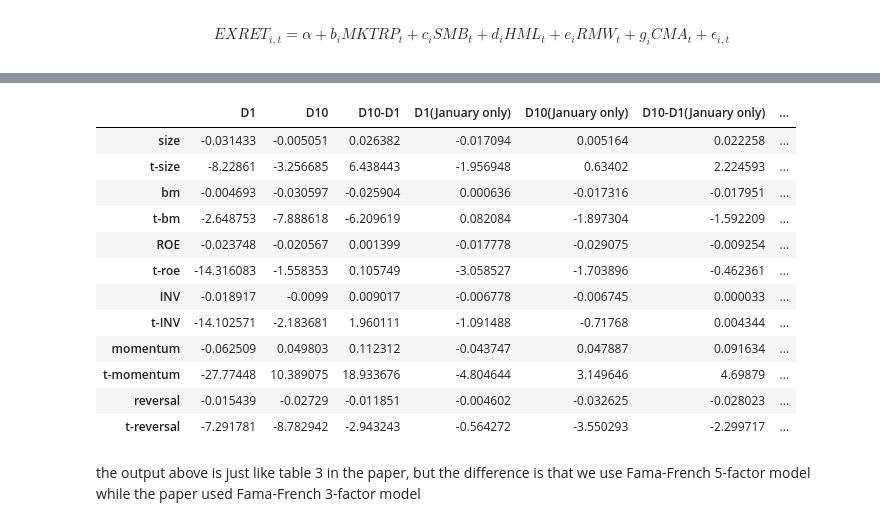
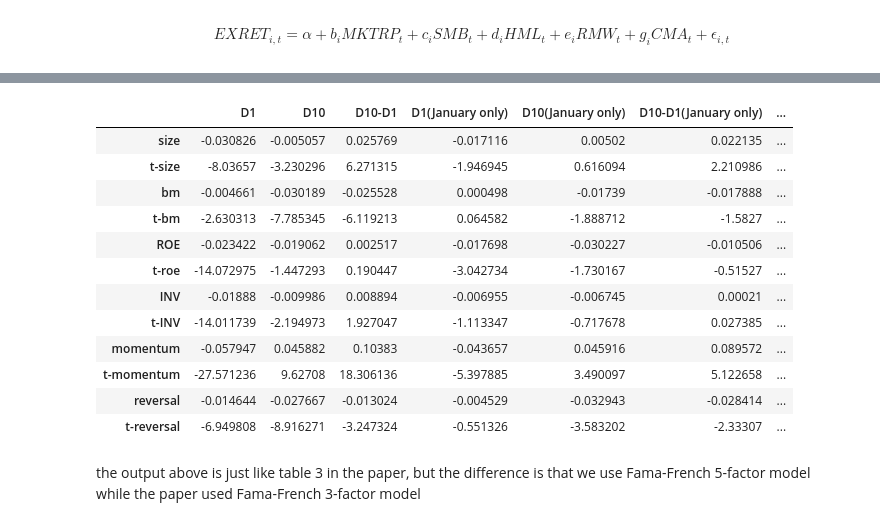
Before and after one commit to alex-fang123/investment_project, a Jupyter notebook: main-part2.ipynb, the cells around one changed output, grey strips where cells are left out. Cells and saved outputs as stored; diff of their text form; code cells hidden in the pictures.

```diff
--- a/main-part2.ipynb
+++ b/main-part2.ipynb
@@ -662,30 +679,30 @@ tmp
 # %%
 tmp.to_excel('output/part2/January Anomaly table 3 panel A.xlsx')
 # %%
-result_ew_size_group = regress(ew_size_group, factor_data[factor_data['month'] <= '2023-12'])
-result_ew_bm_group = regress(ew_bm_group, factor_data[factor_data['month'] <= '2023-12'])
-result_ew_roe_group = regress(ew_ROE_group, factor_data[factor_data['month'] <= '2023-12'])
-result_ew_INV_group = regress(ew_INV_group, factor_data[factor_data['month'] <= '2023-12'])
-result_ew_momentum_group = regress(ew_momentum_group, factor_data[factor_data['month'] <= '2023-12'])
-result_ew_reversal_group = regress(ew_reversal_group, factor_data[factor_data['month'] <= '2023-12'])
+result_ew_size_group = regress(ew_size_group.iloc[2:,:], factor_data[factor_data['month'] <= '2023-11'])
+result_ew_bm_group = regress(ew_bm_group.iloc[2:,:], factor_data[factor_data['month'] <= '2023-11'])
+result_ew_roe_group = regress(ew_ROE_group.iloc[2:,:], factor_data[factor_data['month'] <= '2023-11'])
+result_ew_INV_group = regress(ew_INV_group.iloc[2:,:], factor_data[factor_data['month'] <= '2023-11'])
+result_ew_momentum_group = regress(ew_momentum_group.iloc[2:,:], factor_data[factor_data['month'] <= '2023-11'])
+result_ew_reversal_group = regress(ew_reversal_group.iloc[2:,:], factor_data[factor_data['month'] <= '2023-11'])
 
 tmp = pd.concat([result_ew_size_group, result_ew_bm_group, result_ew_roe_group, result_ew_INV_group, result_ew_momentum_group, result_ew_reversal_group], axis=0)
 tmp.index = ['size','t-size', 'bm','t-bm', 'ROE','t-roe', 'INV','t-INV', 'momentum', 't-momentum', 'reversal', 't-reversal']
 tmp
 # %% [output]
 |  | D1 | D10 | D10-D1 | D1(January only) | D10(January only) | D10-D1(January only) | ... |
-| size | -0.031433 | -0.005051 | 0.026382 | -0.017094 | 0.005164 | 0.022258 | ... |
-| t-size | -8.22861 | -3.256685 | 6.438443 | -1.956948 | 0.63402 | 2.224593 | ... |
-| bm | -0.004693 | -0.030597 | -0.025904 | 0.000636 | -0.017316 | -0.017951 | ... |
-| t-bm | -2.648753 | -7.888618 | -6.209619 | 0.082084 | -1.897304 | -1.592209 | ... |
-| ROE | -0.023748 | -0.020567 | 0.001399 | -0.017778 | -0.029075 | -0.009254 | ... |
-| t-roe | -14.316083 | -1.558353 | 0.105749 | -3.058527 | -1.703896 | -0.462361 | ... |
-| INV | -0.018917 | -0.0099 | 0.009017 | -0.006778 | -0.006745 | 0.000033 | ... |
-| t-INV | -14.102571 | -2.183681 | 1.960111 | -1.091488 | -0.71768 | 0.004344 | ... |
-| momentum | -0.062509 | 0.049803 | 0.112312 | -0.043747 | 0.047887 | 0.091634 | ... |
-| t-momentum | -27.77448 | 10.389075 | 18.933676 | -4.804644 | 3.149646 | 4.69879 | ... |
-| reversal | -0.015439 | -0.02729 | -0.011851 | -0.004602 | -0.032625 | -0.028023 | ... |
-| t-reversal | -7.291781 | -8.782942 | -2.943243 | -0.564272 | -3.550293 | -2.299717 | ... |
+| size | -0.030826 | -0.005057 | 0.025769 | -0.017116 | 0.00502 | 0.022135 | ... |
+| t-size | -8.03657 | -3.230296 | 6.271315 | -1.946945 | 0.616094 | 2.210986 | ... |
+| bm | -0.004661 | -0.030189 | -0.025528 | 0.000498 | -0.01739 | -0.017888 | ... |
+| t-bm | -2.630313 | -7.785345 | -6.119213 | 0.064582 | -1.888712 | -1.5827 | ... |
+| ROE | -0.023422 | -0.019062 | 0.002517 | -0.017698 | -0.030227 | -0.010506 | ... |
+| t-roe | -14.072975 | -1.447293 | 0.190447 | -3.042734 | -1.730167 | -0.51527 | ... |
+| INV | -0.01888 | -0.009986 | 0.008894 | -0.006955 | -0.006745 | 0.00021 | ... |
+| t-INV | -14.011739 | -2.194973 | 1.927047 | -1.113347 | -0.717678 | 0.027385 | ... |
+| momentum | -0.057947 | 0.045882 | 0.10383 | -0.043657 | 0.045916 | 0.089572 | ... |
+| t-momentum | -27.571236 | 9.62708 | 18.306136 | -5.397885 | 3.490097 | 5.122658 | ... |
+| reversal | -0.014644 | -0.027667 | -0.013024 | -0.004529 | -0.032943 | -0.028414 | ... |
+| t-reversal | -6.949808 | -8.916271 | -3.247324 | -0.551326 | -3.583202 | -2.33307 | ... |
 # %%
 tmp.to_excel('output/part2/January Anomaly table 3 panel B.xlsx')
 # %% [markdown]
```
Also changed, not shown: parts of 70 cells of this notebook, 9 other files.
